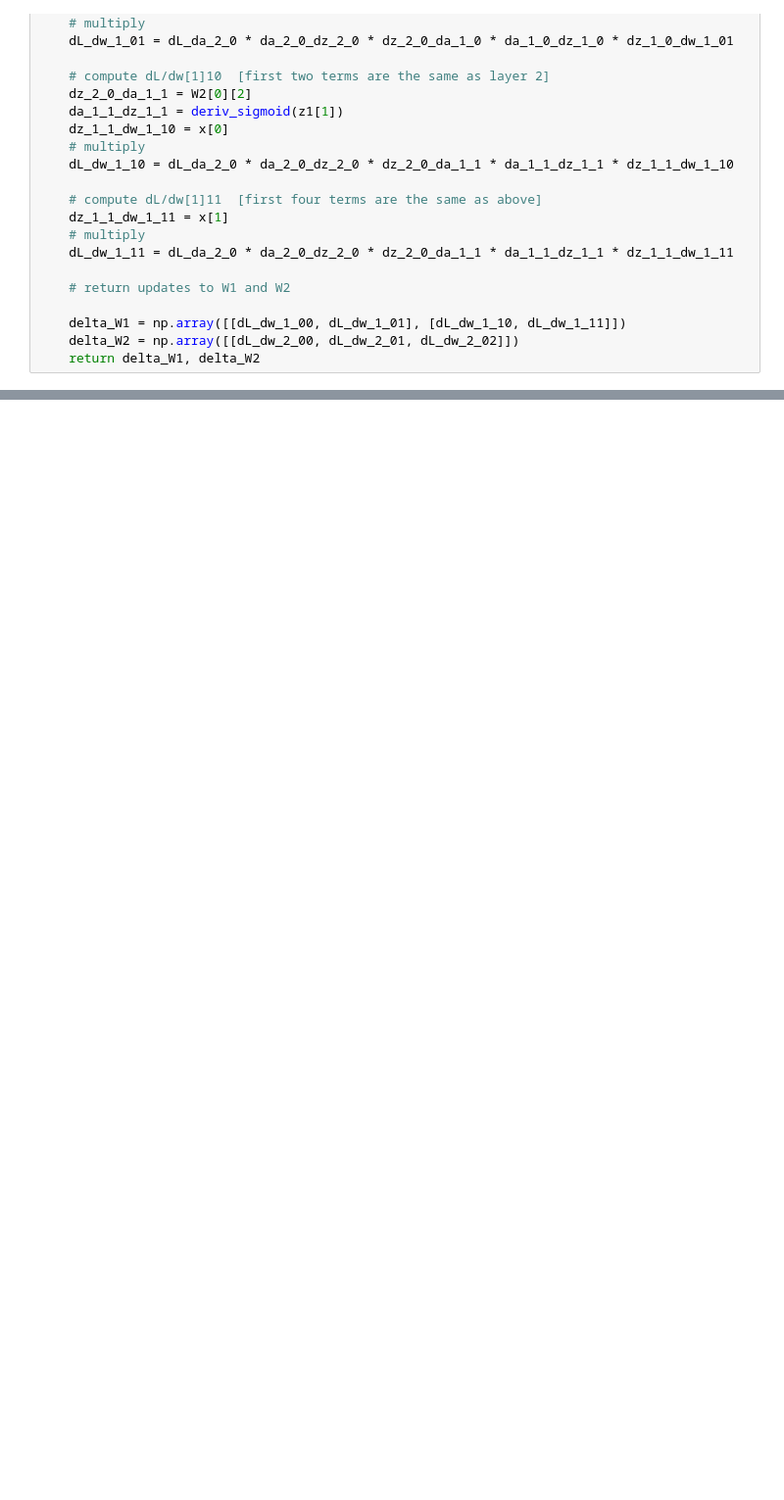
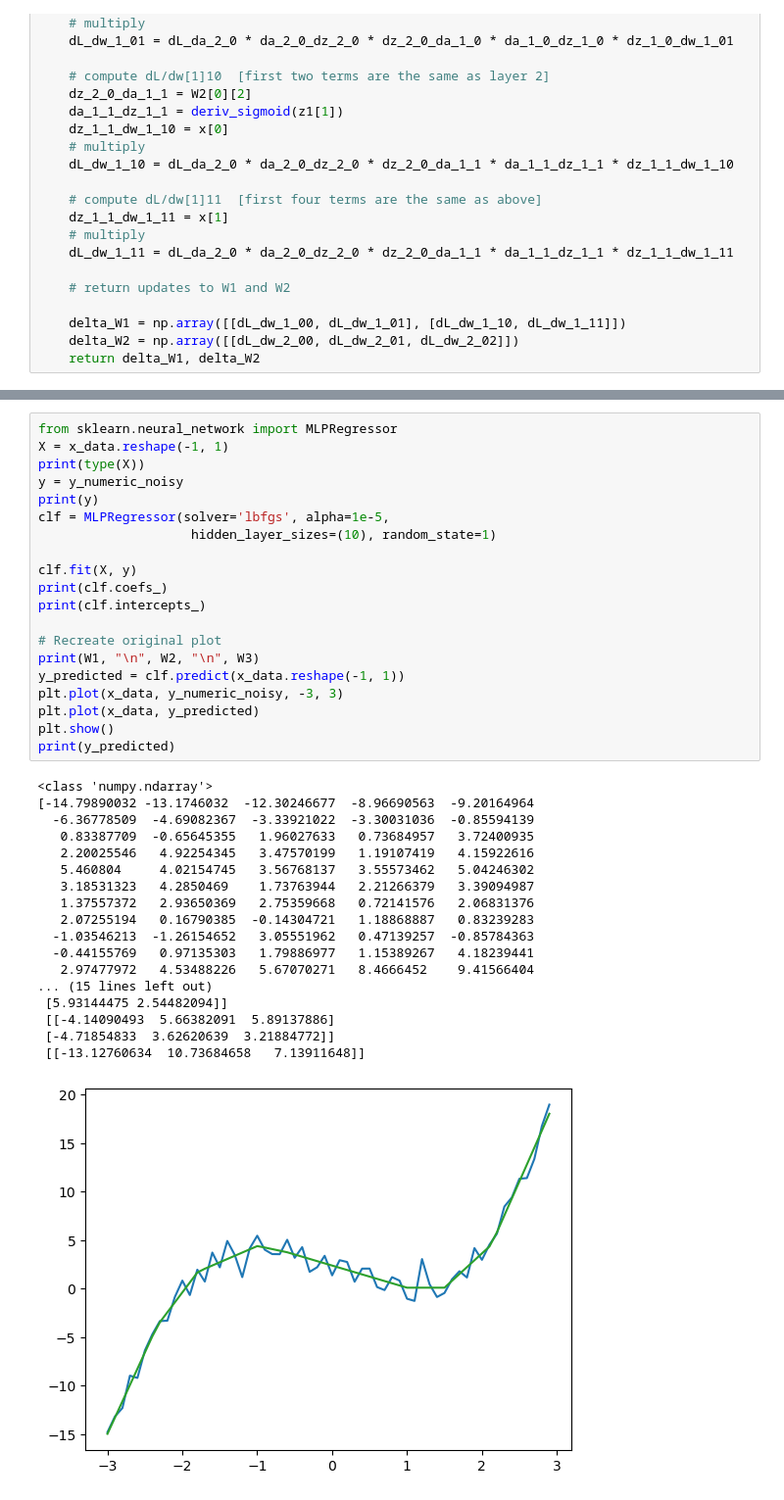
Before and after one commit to pkirlin/discrete-f23, a Jupyter notebook: lectures/neural-nets/backprop-lab-sol.ipynb, the cells around one changed output, grey strips where cells are left out. Shown: that part at 98% size. Drawn from its saved outputs; the diff is of its cells as text; blank space fills up the shorter version.

```diff
--- a/lectures/neural-nets/backprop-lab-sol.ipynb
+++ b/lectures/neural-nets/backprop-lab-sol.ipynb
@@ -796,0 +1290,39 @@ plt.scatter(negatives[:,0], negatives[:,1])
+# %%
+from sklearn.neural_network import MLPRegressor
+X = x_data.reshape(-1, 1)
+print(type(X))
+y = y_numeric_noisy
+print(y)
+clf = MLPRegressor(solver='lbfgs', alpha=1e-5,
+                    hidden_layer_sizes=(10), random_state=1)
+
+clf.fit(X, y)
+print(clf.coefs_)
+print(clf.intercepts_)
+
+# Recreate original plot
+print(W1, "\n", W2, "\n", W3)
+y_predicted = clf.predict(x_data.reshape(-1, 1))
+plt.plot(x_data, y_numeric_noisy, -3, 3)
+plt.plot(x_data, y_predicted)
+plt.show()
+print(y_predicted)
+# %% [output]
+<class 'numpy.ndarray'>
+[-14.79890032 -13.1746032  -12.30246677  -8.96690563  -9.20164964
+  -6.36778509  -4.69082367  -3.33921022  -3.30031036  -0.85594139
+   0.83387709  -0.65645355   1.96027633   0.73684957   3.72400935
+   2.20025546   4.92254345   3.47570199   1.19107419   4.15922616
+   5.460804     4.02154745   3.56768137   3.55573462   5.04246302
+   3.18531323   4.2850469    1.73763944   2.21266379   3.39094987
+   1.37557372   2.93650369   2.75359668   0.72141576   2.06831376
+   2.07255194   0.16790385  -0.14304721   1.18868887   0.83239283
+  -1.03546213  -1.26154652   3.05551962   0.47139257  -0.85784363
+  -0.44155769   0.97135303   1.79886977   1.15389267   4.18239441
+   2.97477972   4.53488226   5.67070271   8.4666452    9.41566404
+... (15 lines left out)
+ [5.93144475 2.54482094]]
+ [[-4.14090493  5.66382091  5.89137886]
+ [-4.71854833  3.62620639  3.21884772]]
+ [[-13.12760634  10.73684658   7.13911648]]
+[figure, added]
```
Also changed, not shown: parts of 37 cells of this notebook, 2 other files.
